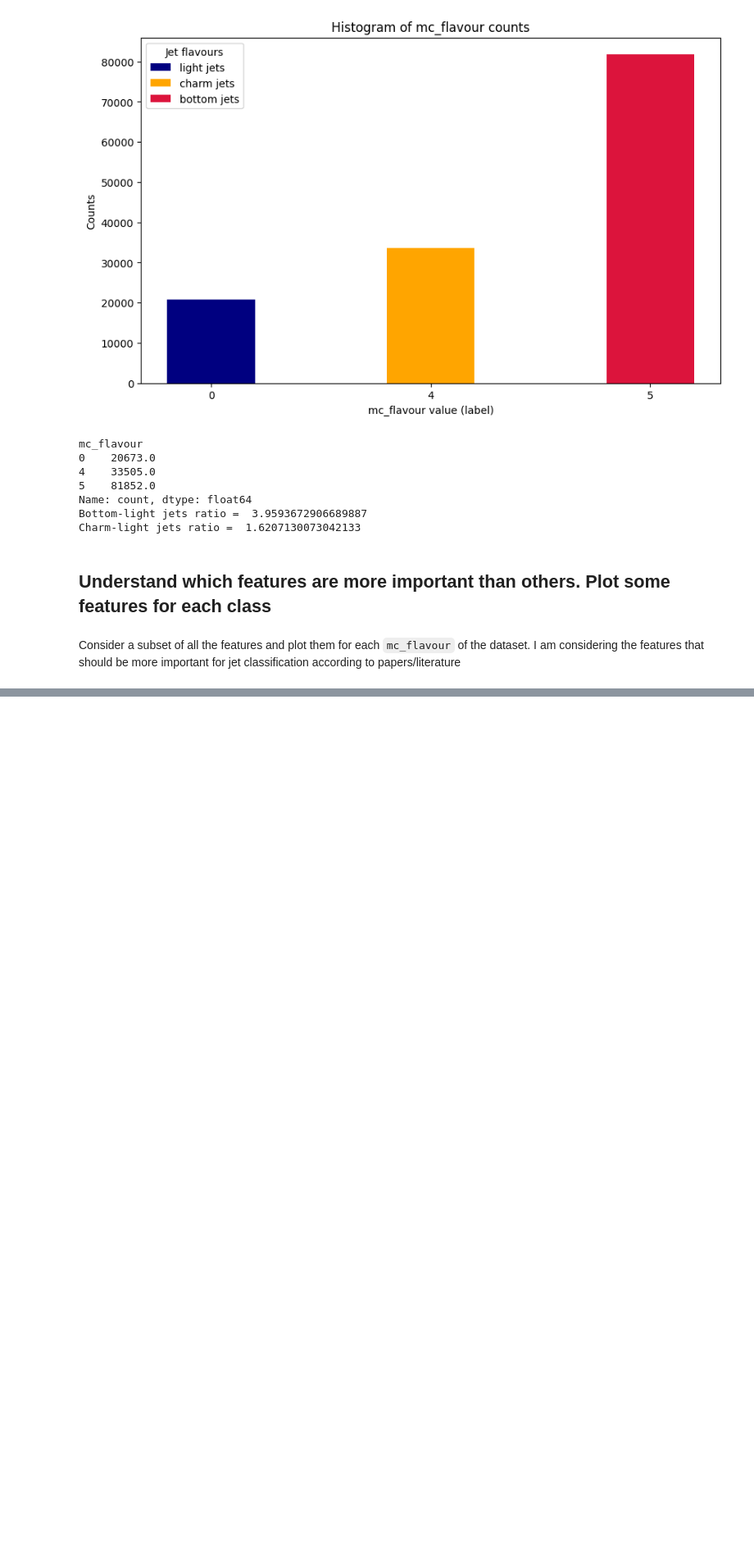
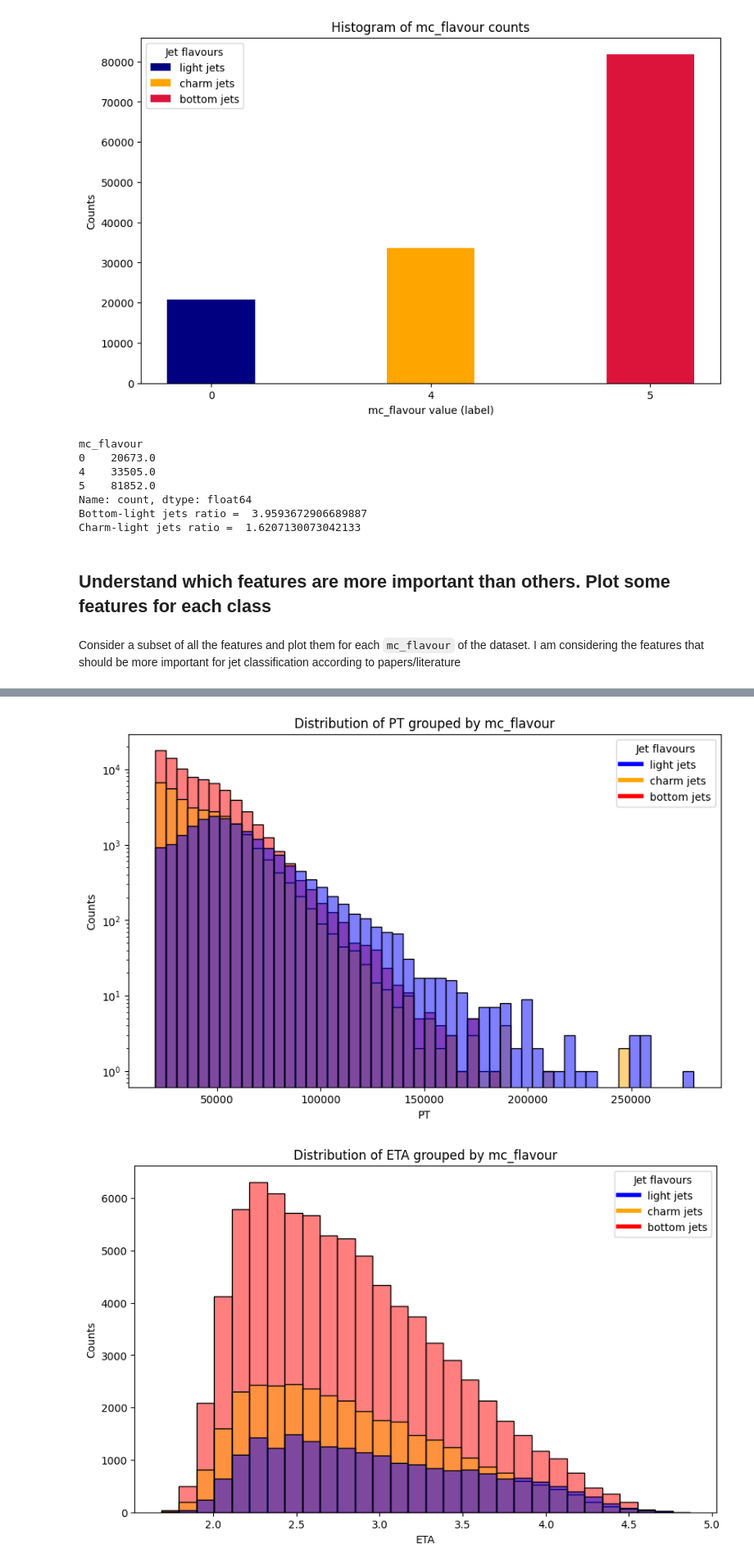
Before and after one commit to Maic-R/ML_for_physics, a Jupyter notebook: features_plot.ipynb, the cells around one changed output, grey strips where cells are left out. Shown at 82% size. Cells and saved outputs as stored; diff of their text form; code cells hidden in the pictures; blank space fills up the shorter version.

```diff
--- a/features_plot.ipynb
+++ b/features_plot.ipynb
@@ -134,0 +99,7 @@ plot_feature('ipChi2Sum', yscale='log') # maybe it is useful
+# %%
+plot_feature('PT', yscale='log', nbins=50)
+plot_feature('ETA')
+plot_feature('drSvrJet', yscale='log')
+# %% [output]
+[figure, added]
+[figure, added]
```
Also changed, not shown: parts of 8 cells of this notebook, 3 other files.
